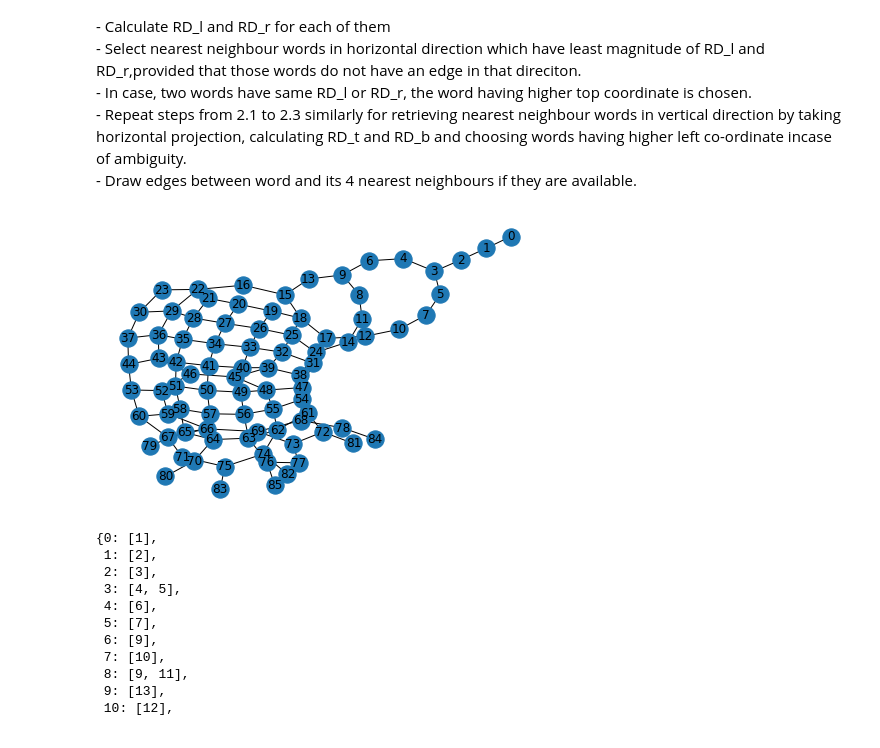
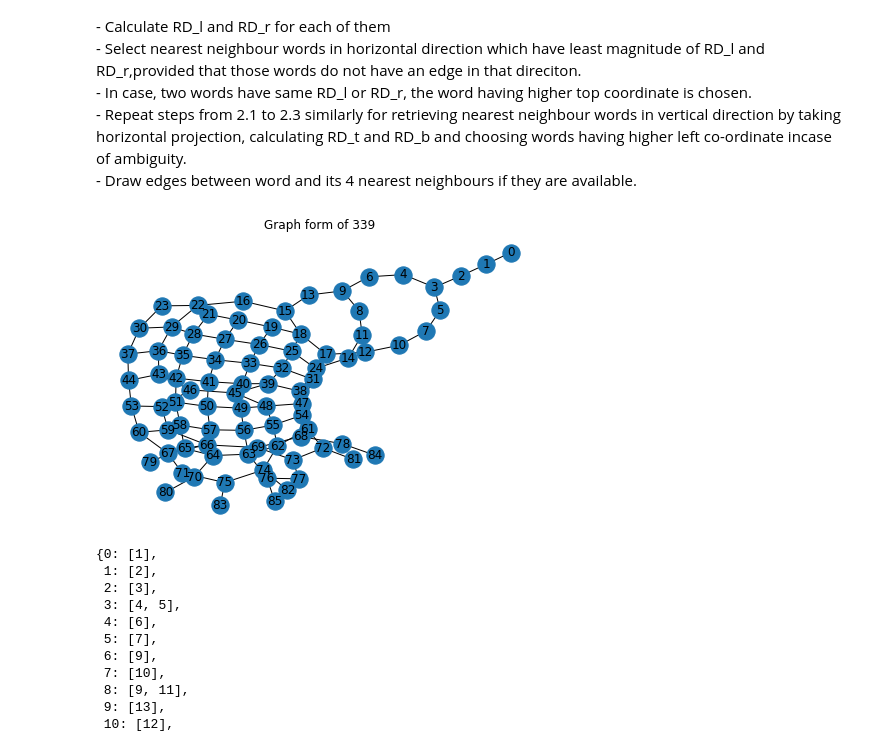
Before and after one commit to dineshkumares/info_extraction_receipts, a Jupyter notebook: notebooks/grapher.ipynb, the cells around one changed output. Drawn from its saved outputs; the diff is of its cells as text; code cells hidden in the pictures.

```diff
--- a/notebooks/grapher.ipynb
+++ b/notebooks/grapher.ipynb
@@ -304,34 +305,37 @@ def grapher(df, export_graph =False):
     #combining both
     result = {}
     dic1 = horizontal_connections
     dic2 = bottom_connections
 
     for key in (dic1.keys() | dic2.keys()):
         if key in dic1: result.setdefault(key, []).append(dic1[key])
         if key in dic2: result.setdefault(key, []).append(dic2[key])
     #print(result)
 
     G = nx.from_dict_of_lists(result)
 
 
     if export_graph:
         file, _ = os.path.splitext(filename)
         plot_path ='../../figures/' + file + 'plain_graph' '.jpg'
         if not os.path.exists(plot_path):
             layout = nx.kamada_kawai_layout(G)
             nx.draw(G, layout, with_labels=True)
            # plt.savefig(plot_path, format="PNG")
+            plt.title(f'Graph form of {file}')
             plt.show()
+
+
 
     return result, G, df
 
 
 
 #features calculation
 
 dict_graph, graph, processed_df = grapher(df, export_graph=True)
 # %% [output]
-[figure, old version]
+[figure, new version]
 # %%
 dict_graph
 # %% [output]
```
Also changed, not shown: parts of 5 cells of this notebook, 9 other files.
